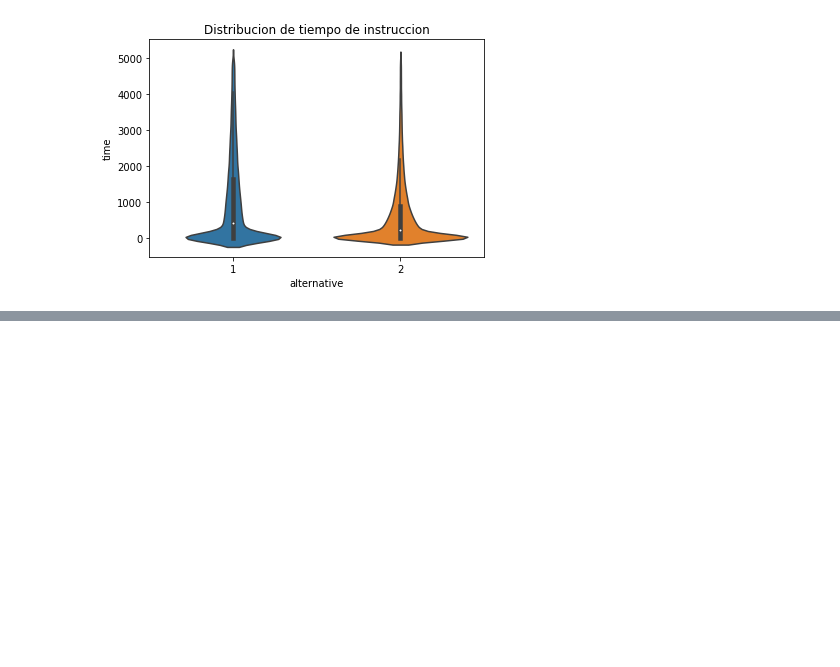
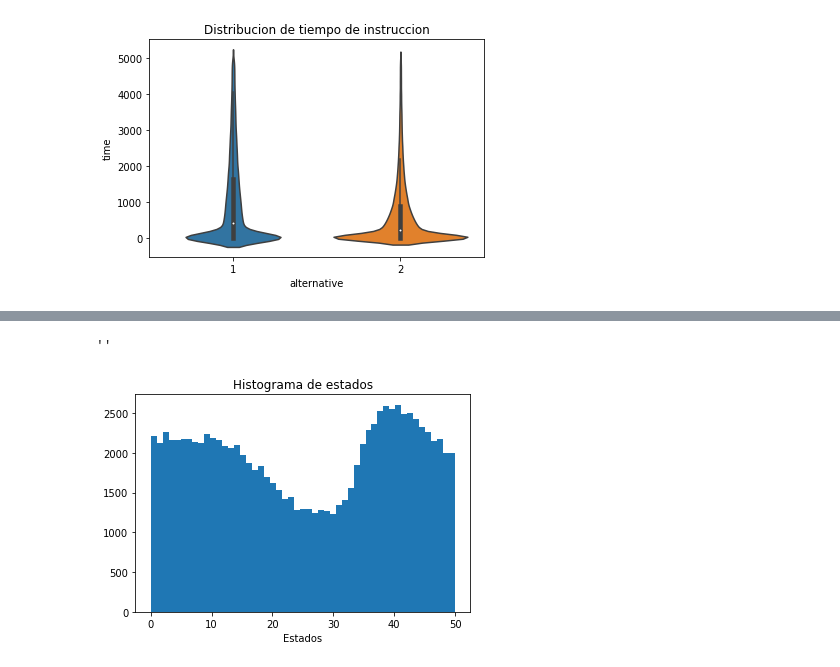
Before and after one commit to gatti2602/7526-Simulacion, a Jupyter notebook: tp2/Analisis Nico.ipynb, the cells around one changed output, grey strips where cells are left out. Cells and saved outputs as stored; diff of their text form; code cells hidden in the pictures; blank space fills up the shorter version.

```diff
--- a/tp2/Analisis Nico.ipynb
+++ b/tp2/Analisis Nico.ipynb
@@ -46,0 +106,17 @@ out_4.groupby('alternative').describe()
+# %%
+actual_clients = 0
+clients = [[0,0]]
+for i in range(1,100000):
+	actual_clients = np.random.choice(values, p=array[actual_clients])
+	clients.append([i, actual_clients])
+
+clients = pd.DataFrame(clients)
+clients.columns = ['step','clients']
+mp.figure()
+mp.hist(clients['clients'], bins=51)
+mp.title('Histograma de estados')
+mp.xlabel('Estados')
+;
+# %% [output]
+''
+[figure, added]
```
Also changed, not shown: parts of 4 cells of this notebook, 3 other files.
